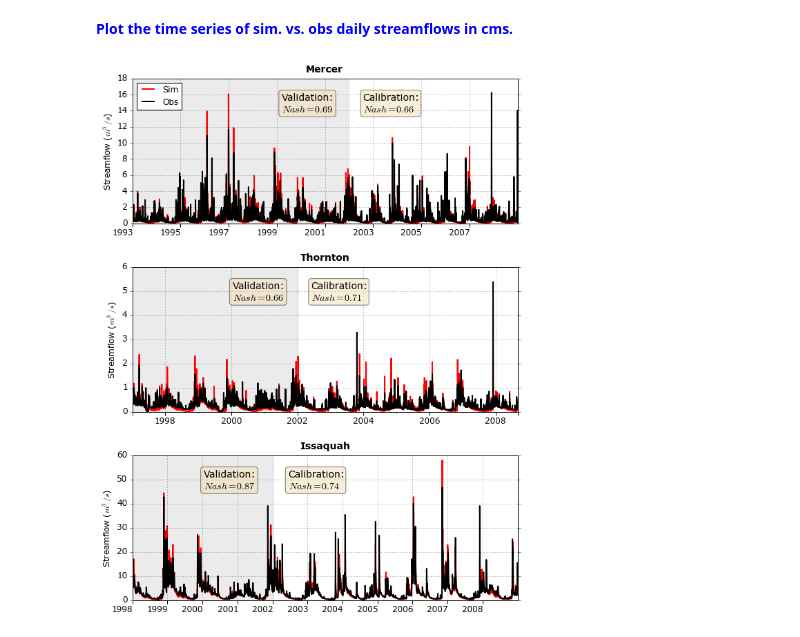
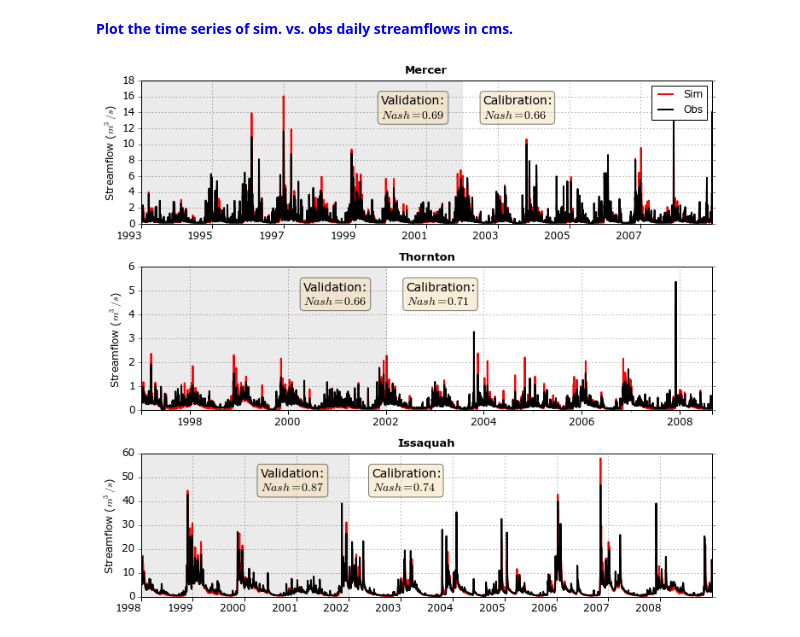
Before and after one commit to jyearsley/PythonScripts, a Jupyter notebook: 4BasinsFinalFigure/Streamflow-No-Swamp.ipynb, the cells around one changed output. Drawn from its saved outputs; the diff is of its cells as text; code cells hidden in the pictures.

```diff
--- a/4BasinsFinalFigure/Streamflow-No-Swamp.ipynb
+++ b/4BasinsFinalFigure/Streamflow-No-Swamp.ipynb
@@ -139,14 +137,14 @@ for i, n in enumerate(basin_name):
     ssim[n] = pd.Series(simflowdata[n][idx_flow[n]][mask_flow[n]], index=fdate[n])
     sobs[n] = pd.Series(obsflowdata[n][mask_flow[n]], index=fdate[n])
 
-fig=plt.figure(figsize=(10,15),dpi=400)
+fig=plt.figure(figsize=(12,12),dpi=400)
 for i, n in enumerate(basin_name):
     ax = plt.subplot(3, 1, i+1)
     # add spacing between subplots
     fig.subplots_adjust(hspace = 0.3, wspace = 0.1)
 
     props = dict(boxstyle='round', facecolor='wheat', alpha=0.5)
-    title(n, fontsize=14.0, y=1.02, color = 'black', fontweight="bold")
+    title(n, fontsize=13.0, y=1.02, color = 'black', fontweight="bold")
 
     ssim[n].plot(label='Sim', color='red', linewidth=2.0)
     sobs[n].plot(label='Obs',color ='black', linewidth=2.0)
@@ -158,41 +156,41 @@ for i, n in enumerate(basin_name):
         textstr1 = 'Calibration:\n$Nash = 0.66$'
         plt.text(0.6, 0.9, textstr1, fontsize=14, transform=ax.transAxes, verticalalignment='top', bbox=props)
         textstr2 = 'Validation:\n$Nash = 0.69$'
-        plt.text(0.388, 0.9, textstr2, fontsize=14, transform=ax.transAxes, verticalalignment='top', bbox=props)
+        plt.text(0.421, 0.9, textstr2, fontsize=14, transform=ax.transAxes, verticalalignment='top', bbox=props)
 
     if (n == 'Thornton'):
         calstartdate = datetime.datetime(1997,1,1)
         calenddate = datetime.datetime(2002,1,1)
         textstr1 = 'Calibration:\n$Nash = 0.71$'
         plt.text(0.465, 0.9, textstr1, fontsize=14, transform=ax.transAxes, verticalalignment='top', bbox=props)
         textstr2 = 'Validation:\n$Nash = 0.66$'
-        plt.text(0.26, 0.9, textstr2, fontsize=14, transform=ax.transAxes, verticalalignment='top', bbox=props)
+        plt.text(0.285, 0.9, textstr2, fontsize=14, transform=ax.transAxes, verticalalignment='top', bbox=props)
         ax.axvspan(calstartdate, calenddate, alpha=0.5, color='0.85')
 
     if (n == 'Issaquah'):
         calstartdate = datetime.datetime(1998,1,1)
         calenddate = datetime.datetime(2002,1,1)
         textstr1 = 'Calibration:\n$Nash = 0.74$'
         plt.text(0.405, 0.9, textstr1, fontsize=14, transform=ax.transAxes, verticalalignment='top', bbox=props)
         textstr2 = 'Validation:\n$Nash = 0.87$'
-        plt.text(0.185, 0.9, textstr2, fontsize=14, transform=ax.transAxes, verticalalignment='top', bbox=props)
+        plt.text(0.21, 0.9, textstr2, fontsize=14, transform=ax.transAxes, verticalalignment='top', bbox=props)
         ax.axvspan(calstartdate, calenddate, alpha=0.5, color='0.85')
 
     grid(True)
     if (i == 0):
-        ax.legend(loc='upper left')
+        ax.legend(loc='upper right')
     plt.ylabel('Streamflow ($m^{3}/s$)', fontsize=12.)
 
     # force all axis label placed horizontally
     plt.setp(ax.xaxis.get_majorticklabels(), rotation='horizontal')
 
     # set ticker properties
     ax.xaxis.set_tick_params(width=1, length=5)
     ax.get_xaxis().tick_bottom()
 
     # plt.tight_layout()
 
 outputfilepath = 'D:\\Dropbox\\Python_Scripts\\daily_flow.png'
 savefig(str(outputfilepath),dpi=500,format = 'png',transparent='True')
 # %% [output]
-[figure, old version]
+[figure, new version]
```
Also changed, not shown: parts of 1 cell of this notebook, 19 other files.
